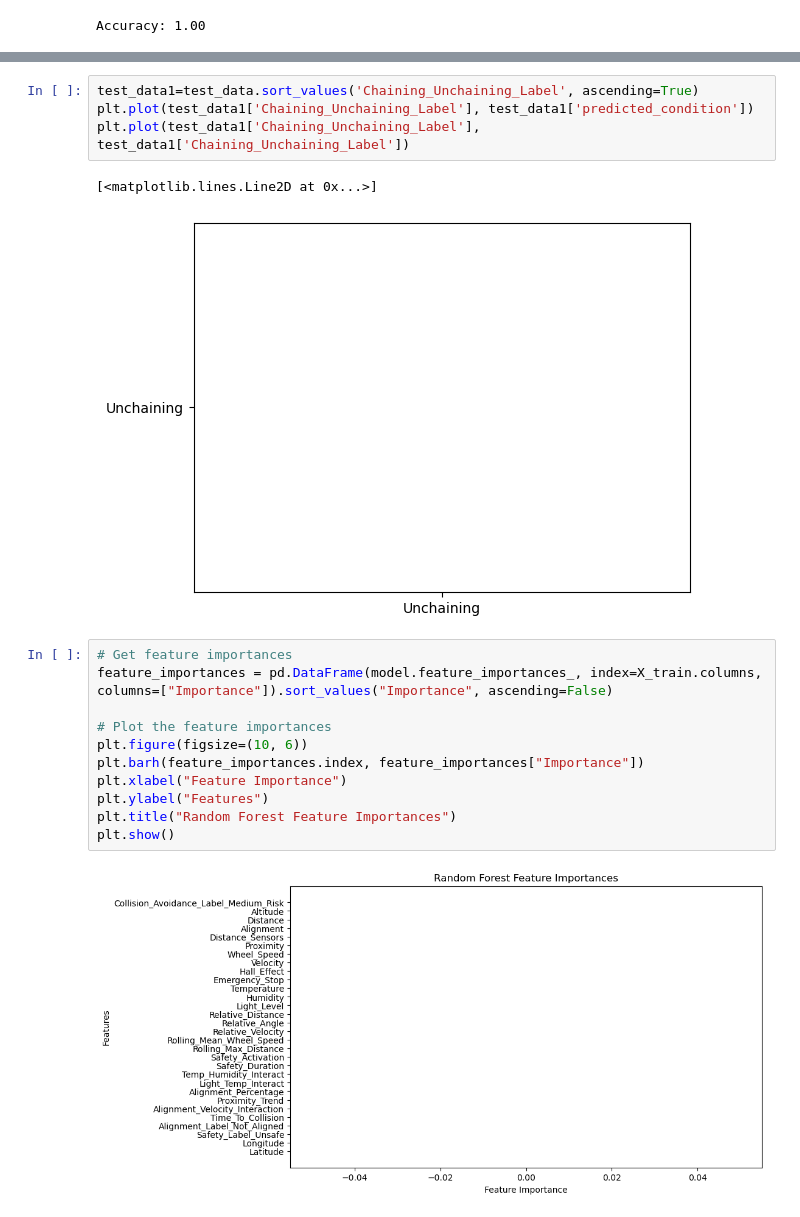
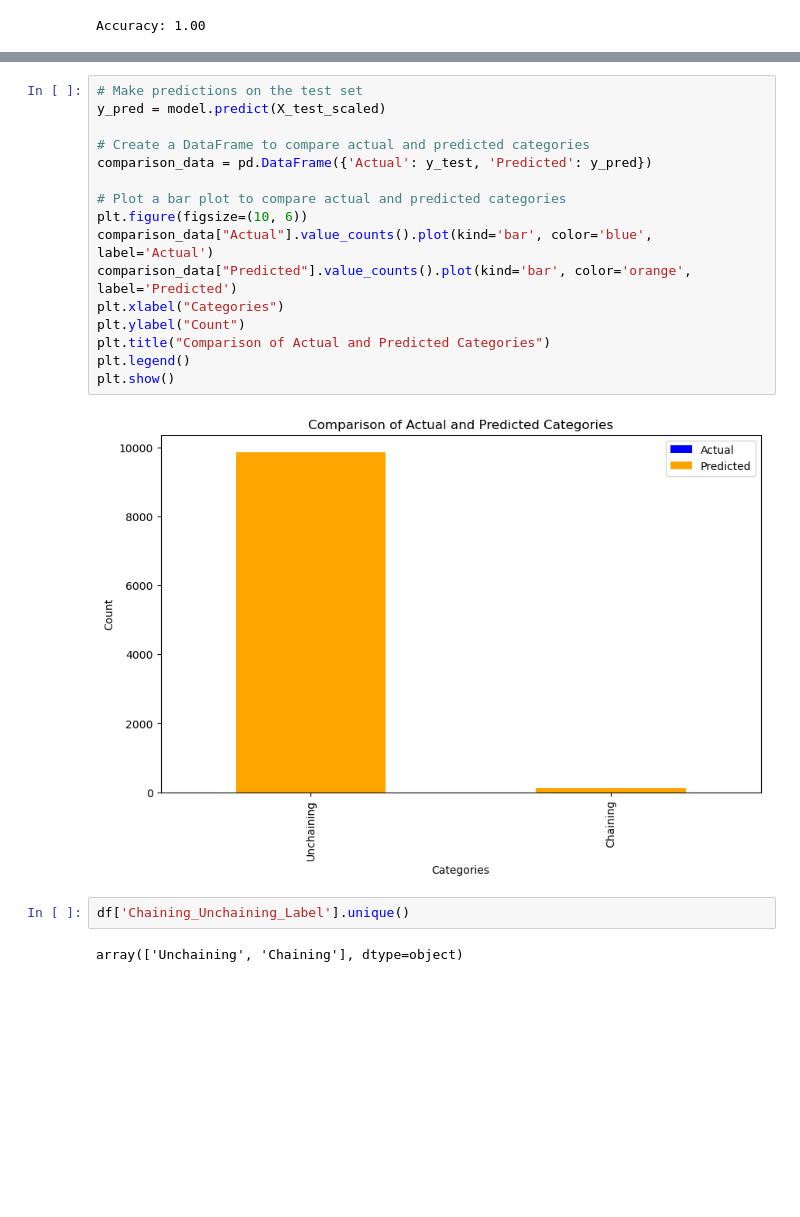
Before and after one commit to Eden-Alem/cart-er, a Jupyter notebook: Data Science/Code/machine_learning.ipynb, the cells around one changed output, grey strips where cells are left out. Saved outputs shown, nothing was run; the diff lists cells and outputs as text; blank space fills up the shorter version.

```diff
--- a/Data Science/Code/machine_learning.ipynb
+++ b/Data Science/Code/machine_learning.ipynb
@@ -283,20 +306,22 @@ test_data
-# %%
-test_data1=test_data.sort_values('Chaining_Unchaining_Label', ascending=True)
-plt.plot(test_data1['Chaining_Unchaining_Label'], test_data1['predicted_condition'])
-plt.plot(test_data1['Chaining_Unchaining_Label'], test_data1['Chaining_Unchaining_Label'])
-# %% [output]
-[<matplotlib.lines.Line2D at 0x...>]
-[figure, removed]
-# %%
-# Get feature importances
-feature_importances = pd.DataFrame(model.feature_importances_, index=X_train.columns, columns=["Importance"]).sort_values("Importance", ascending=False)
-
-# Plot the feature importances
-plt.figure(figsize=(10, 6))
-plt.barh(feature_importances.index, feature_importances["Importance"])
-plt.xlabel("Feature Importance")
-plt.ylabel("Features")
-plt.title("Random Forest Feature Importances")
-plt.show()
-# %% [output]
-[figure, removed]
+# %%
+# Make predictions on the test set
+y_pred = model.predict(X_test_scaled)
+
+# Create a DataFrame to compare actual and predicted categories
+comparison_data = pd.DataFrame({'Actual': y_test, 'Predicted': y_pred})
+
+# Plot a bar plot to compare actual and predicted categories
+plt.figure(figsize=(10, 6))
+comparison_data["Actual"].value_counts().plot(kind='bar', color='blue', label='Actual')
+comparison_data["Predicted"].value_counts().plot(kind='bar', color='orange', label='Predicted')
+plt.xlabel("Categories")
+plt.ylabel("Count")
+plt.title("Comparison of Actual and Predicted Categories")
+plt.legend()
+plt.show()
+# %% [output]
+[figure, added]
+# %%
+df['Chaining_Unchaining_Label'].unique()
+# %% [output]
+array(['Unchaining', 'Chaining'], dtype=object)
```
Also changed, not shown: parts of 11 cells of this notebook, 10 other files.
